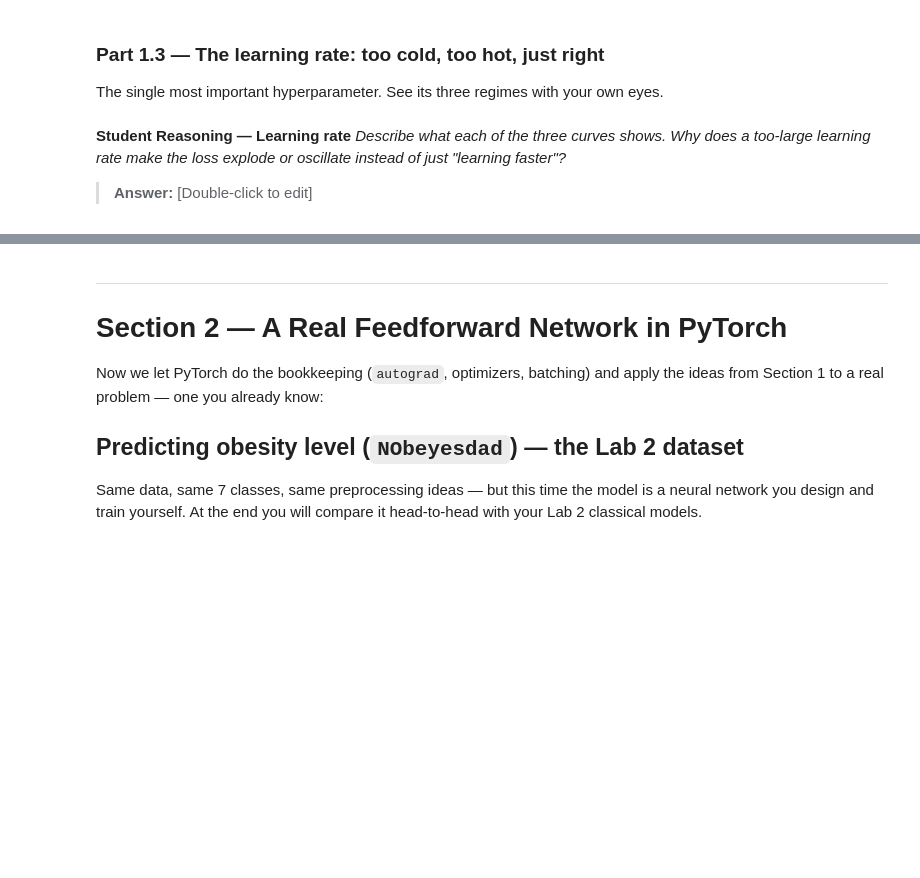
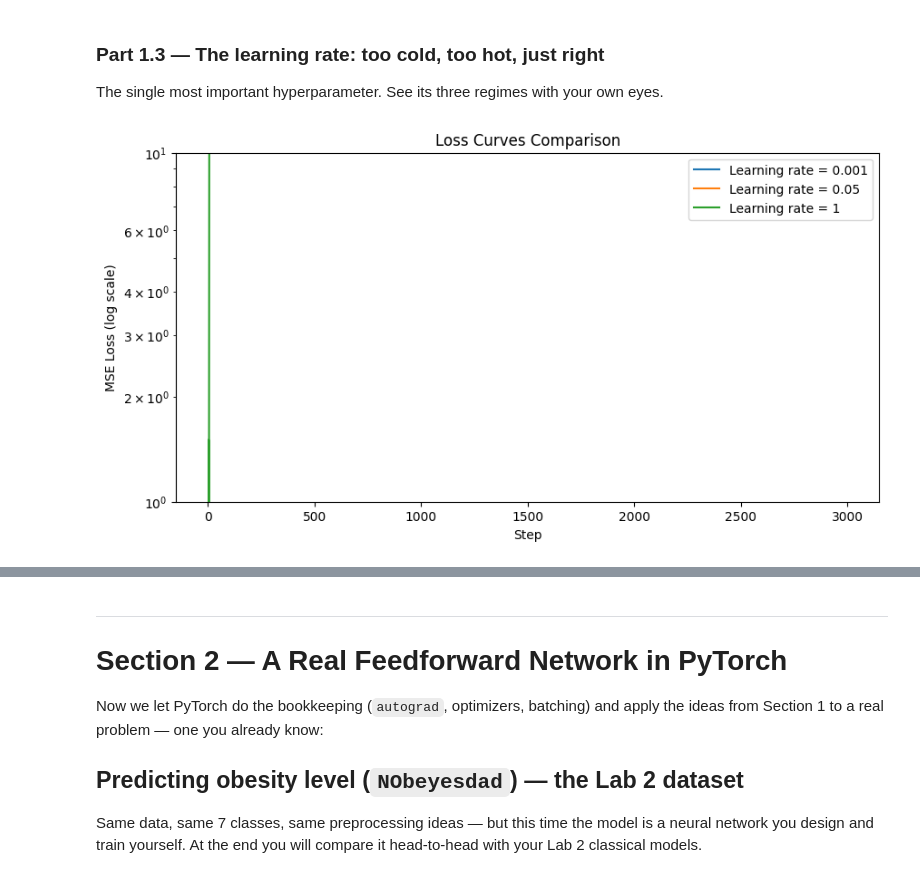
Before and after one commit to jupiterbouncer/Subair_Oluwademilade_Lab3, a Jupyter notebook: Lab_3.ipynb, the cells around one changed output, grey strips where cells are left out. Drawn from its saved outputs; the diff is of its cells as text; code cells hidden in the pictures; blank space fills up the shorter version.

Commit message:
part 1.3

```diff
--- a/Lab_3.ipynb
+++ b/Lab_3.ipynb
@@ -258,6 +250,65 @@ The single most important hyperparameter. See its three regimes with your own ey
-# %% [markdown]
-**Student Reasoning — Learning rate**
-_Describe what each of the three curves shows. Why does a too-large learning rate make the
-loss explode or oscillate instead of just "learning faster"?_
-
-> **Answer:** [Double-click to edit]
+# %%
+# Wrap Part 1.2 training loop in a function train_toy(lr, steps=3000) that returns the list of losses.
+def train_toy(lr, steps=3000):
+    # Initialise parameters with small random values
+    W1 = np.random.rand(1, 8) * 0.5
+    b1 = np.zeros(8)
+    W2 = np.random.rand(8, 1) * 0.5
+    b2 = np.zeros(1)
+
+    losses = []
+
+    for i in range(steps):
+        # Forward pass (keep the intermediate values, need them for backprop):
+        z1 = x @ W1 + b1  # pre-activation, shape (100, 8)
+        h = np.tanh(z1)  # activation
+        y_hat = h @ W2 + b2  # output, shape (100, 1)
+        loss = np.mean((y_hat - y) ** 2)
+
+        # Backward pass (the chain rule, layer by layer):
+        d_yhat = 2 * (y_hat - y) / len(y)
+        dW2 = h.T @ d_yhat
+        db2 = d_yhat.sum(axis=0)
+        dh = d_yhat @ W2.T
+        dz1 = dh * (1 - np.tanh(z1) ** 2)  # derivative of tanh
+        dW1 = x.T @ dz1
+        db1 = dz1.sum(axis=0)
+
+        W1 -= lr * dW1
+        b1 -= lr * db1
+        W2 -= lr * dW2
+        b2 -= lr * db2
+
+        losses.append(loss)
+
+    return losses
+
+
+# Run it with THREE learning rates, e.g. lr = 0.001, 0.05, 1.0
+# (with the same initial weights for a fair comparison & reset the seed).
+np.random.seed(RANDOM_STATE)
+losses0001 = train_toy(0.001, 3000)
+
+np.random.seed(RANDOM_STATE)
+losses005 = train_toy(0.05, 3000)
+
+np.random.seed(RANDOM_STATE)
+losses1 = train_toy(1.0, 3000)
+
+# Plot the three loss curves on the same axes (log scale on y helps), with a legend.
+plt.figure(figsize=(10, 5))
+plt.plot(losses0001, label="Learning rate = 0.001")
+plt.plot(losses005, label="Learning rate = 0.05")
+plt.plot(losses1, label="Learning rate = 1")
+plt.yscale("log")
+plt.xlabel("Step")
+plt.ylabel("MSE Loss (log scale)")
+plt.title("Loss Curves Comparison")
+plt.legend()
+plt.show()
+
+print(f"lr=0.001 final loss: {losses0001[-1]}")
+print(f"lr=0.05  final loss: {losses005[-1]}")
+print(f"lr=1.0   final loss: {losses1[-1]}")
+# %% [output]
+[figure, added]
```
Also changed, not shown: parts of 3 cells of this notebook.
